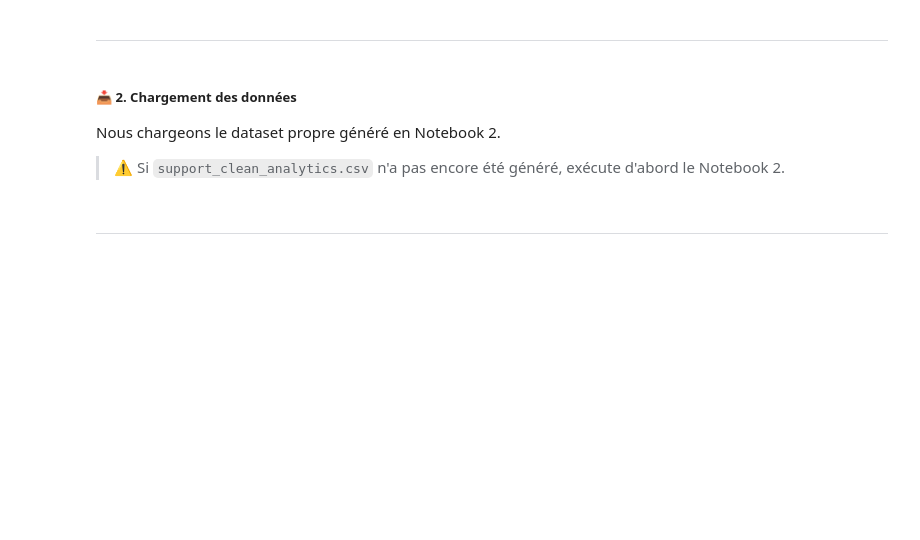
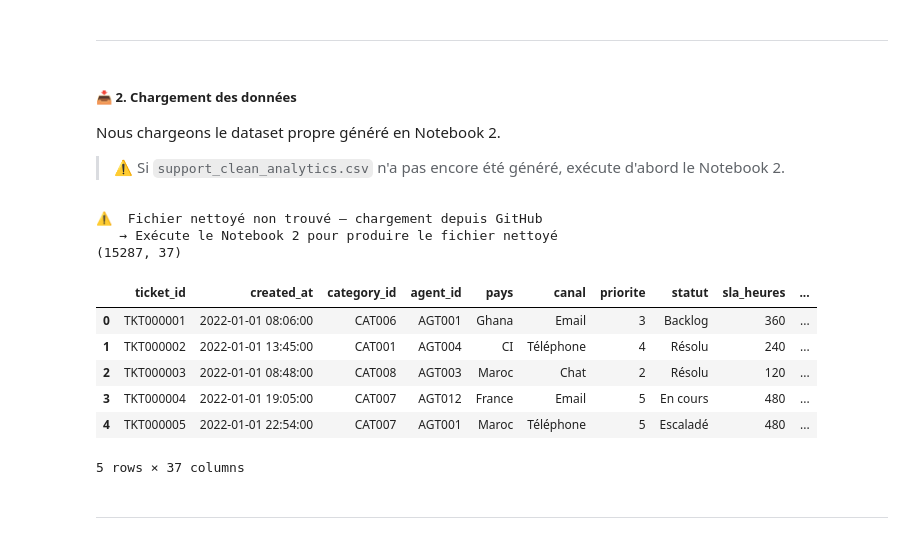
Before and after one commit to dataprojectlabs/DataProjectLab-projects, a Jupyter notebook: projets/customer_support_analytics/enonce/nb5_machine_learning.ipynb, the cells around one changed output. Drawn from its saved outputs; the diff is of its cells as text; code cells hidden in the pictures; blank space fills up the shorter version.

```diff
--- a/projets/customer_support_analytics/enonce/nb5_machine_learning.ipynb
+++ b/projets/customer_support_analytics/enonce/nb5_machine_learning.ipynb
@@ -109,21 +114,32 @@ Nous chargeons le dataset propre généré en Notebook 2.
 # %%
 BASE_URL = "https://raw.githubusercontent.com/dataprojectlabs/DataProjectLab-projects/refs/heads/main/projets/customer_support_analytics/data/"
 clean_path = f"{SAVE_PATH}support_clean_analytics.csv"
 
 # Vérifier si le fichier nettoyé existe (produit par le NB2)
 # Sinon, fallback vers les données brutes GitHub
 if os.path.exists(clean_path):
     file_source = clean_path
     print(f"✅ Fichier nettoyé trouvé : {clean_path}")
 else:
-    file_source = BASE_URL + "fact_ecommerce_analytics.csv"
+    file_source = BASE_URL + "support_clean_analytics.csv"
     print(f"⚠️  Fichier nettoyé non trouvé — chargement depuis GitHub")
     print(f"   → Exécute le Notebook 2 pour produire le fichier nettoyé")
 
 df = pd.read_csv(f"{file_source}", parse_dates=["created_at"])
 
 print(df.shape)
 display(df.head())
+# %% [output]
+⚠️  Fichier nettoyé non trouvé — chargement depuis GitHub
+   → Exécute le Notebook 2 pour produire le fichier nettoyé
+(15287, 37)
+|  | ticket_id | created_at | category_id | agent_id | pays | canal | priorite | statut | sla_heures | ... |
+| 0 | TKT000001 | 2022-01-01 08:06:00 | CAT006 | AGT001 | Ghana | Email | 3 | Backlog | 360 | ... |
+| 1 | TKT000002 | 2022-01-01 13:45:00 | CAT001 | AGT004 | CI | Téléphone | 4 | Résolu | 240 | ... |
+| 2 | TKT000003 | 2022-01-01 08:48:00 | CAT008 | AGT003 | Maroc | Chat | 2 | Résolu | 120 | ... |
+| 3 | TKT000004 | 2022-01-01 19:05:00 | CAT007 | AGT012 | France | Email | 5 | En cours | 480 | ... |
+| 4 | TKT000005 | 2022-01-01 22:54:00 | CAT007 | AGT001 | Maroc | Téléphone | 5 | Escaladé | 480 | ... |
+5 rows × 37 columns
 # %% [markdown]
 ---
 # %% [markdown]
```
Also changed, not shown: parts of 4 cells of this notebook, 25 other files.
